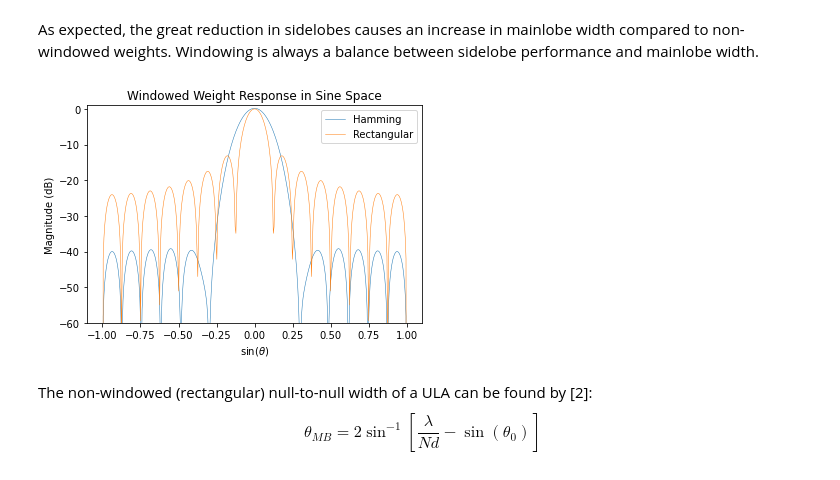
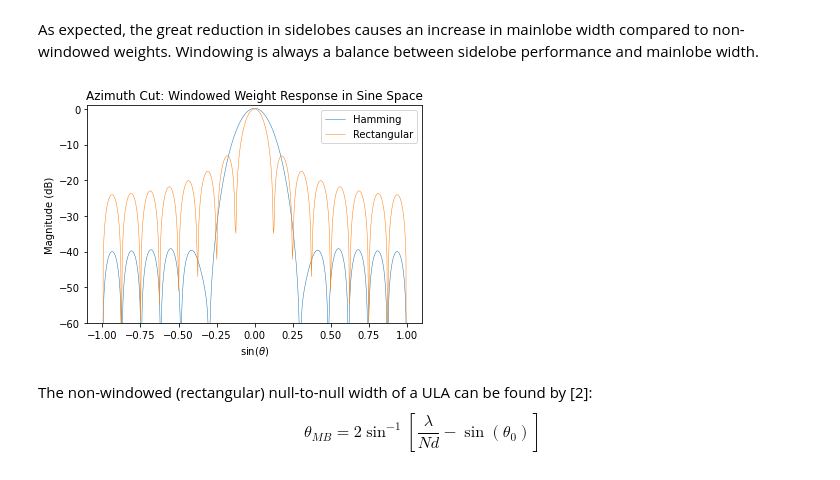
Before and after one commit to JohnnyGOX17/jhu-masters-thesis, a Jupyter notebook: src/notebooks/ML_ABF_beamformer_ULA.ipynb, the cells around one changed output. Cells and saved outputs as stored; diff of their text form; code cells hidden in the pictures.

```diff
--- a/src/notebooks/ML_ABF_beamformer_ULA.ipynb
+++ b/src/notebooks/ML_ABF_beamformer_ULA.ipynb
@@ -99,18 +99,18 @@ As expected, the great reduction in sidelobes causes an increase in mainlobe wid
 # %%
 w_ham = window * s
 # normalize Hamming windowed weights to 0dB by giving 6dB gain (mainlobe is attenuated by 6dB)
 w_ham *= 10.0**(6.0/20.0)
 y_ham = np.inner(wq.conj().T, w_ham)
 fig, ax = plt.subplots()
 ax.plot(u, 20*np.log10(np.abs(y_ham)), u, 20*np.log10(np.abs(yq)), linewidth=0.5)
 ax.set(xlabel=r'$\sin(\theta)$',
        ylabel='Magnitude (dB)',
-       title='Windowed Weight Response in Sine Space')
+       title='Azimuth Cut: Windowed Weight Response in Sine Space')
 ax.set_ylim([-60, 1]) # set sensible magnitude limits since edges near 0 gain
 ax.legend(['Hamming', 'Rectangular'])
 plt.show()
 # %% [output]
-[figure, old version]
+[figure, new version]
 # %% [markdown]
 The non-windowed (rectangular) null-to-null width of a ULA can be found by [2]:
 $$ \theta_{MB} = 2\sin^{-1}\left [ \frac{\lambda}{Nd} - \sin(\theta_{0}) \right ] $$
```
Also changed, not shown: parts of 5 cells of this notebook.
